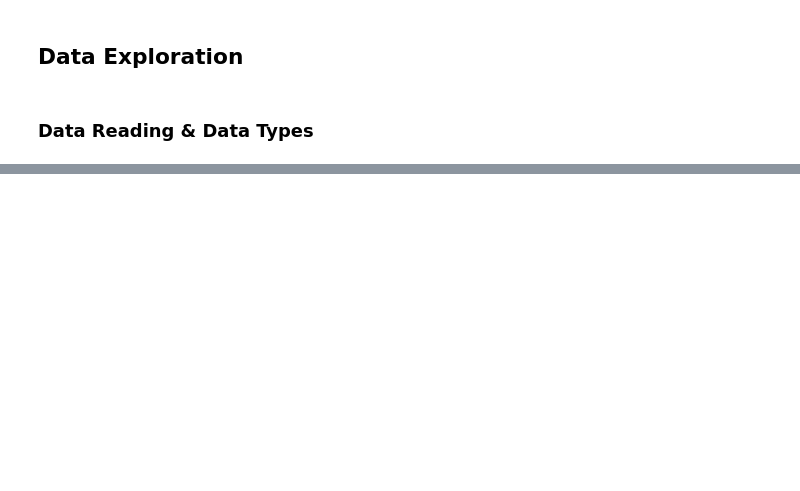
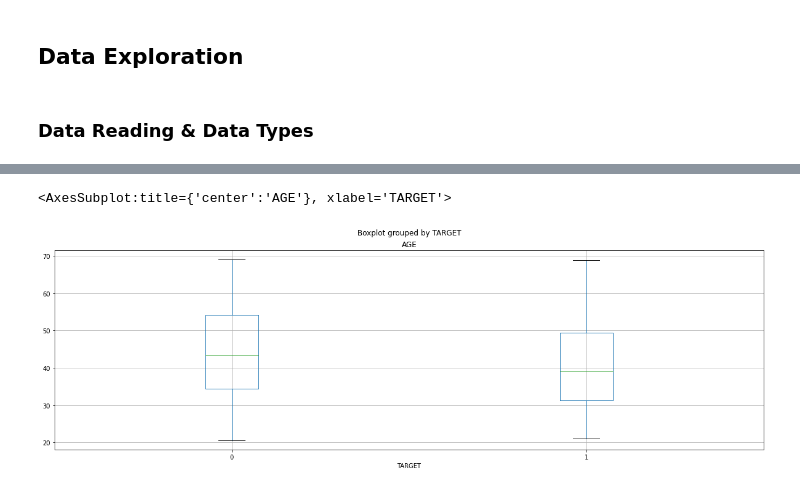
Before and after one commit to sreedevigattu/crediteda, a Jupyter notebook: CreditEDA.ipynb, the cells around one changed output, grey strips where cells are left out. Cells and saved outputs as stored; diff of their text form; code cells hidden in the pictures; blank space fills up the shorter version.

```diff
--- a/CreditEDA.ipynb
+++ b/CreditEDA.ipynb
@@ -240,0 +698,7 @@ prev_app_df[curr_app_df.columns.difference(['SK_ID_PREV','SK_ID_CURR','NFLAG_INS
+# %%
+df_ca['AGE'] = (df_ca['DAYS_BIRTH']/365)*(-1)
+# %%
+df_ca.boxplot(column='AGE', by='TARGET', figsize = (20, 6))
+# %% [output]
+<AxesSubplot:title={'center':'AGE'}, xlabel='TARGET'>
+[figure, added]
```
Also changed, not shown: parts of 123 cells of this notebook.
